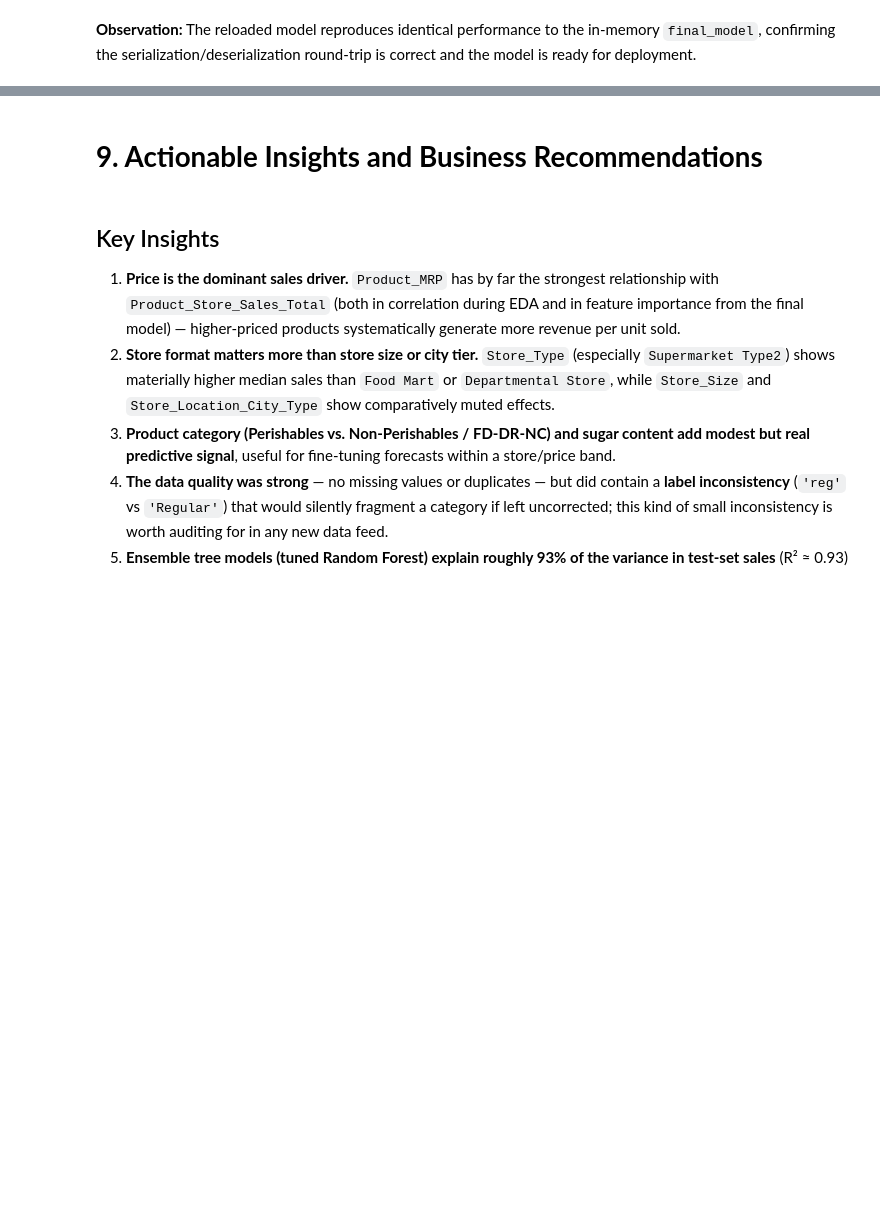
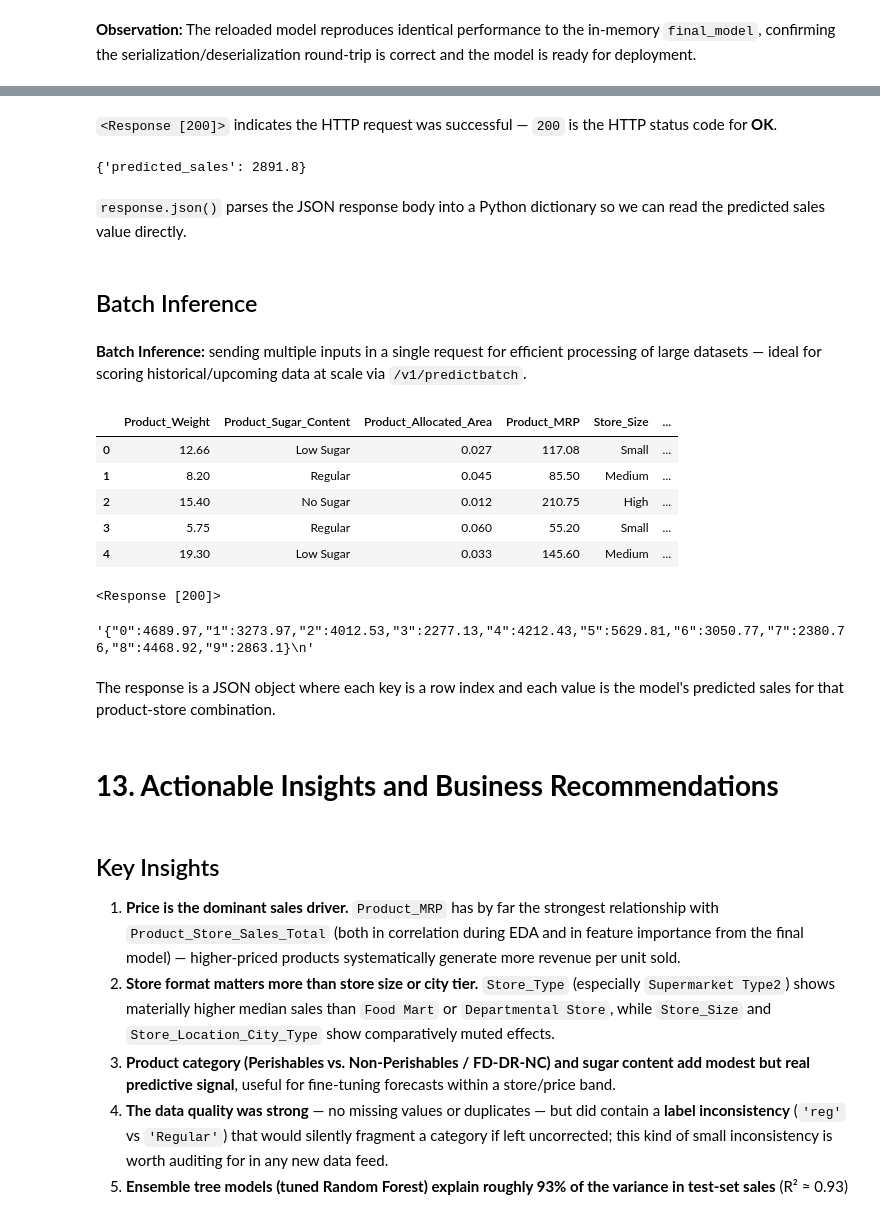
Before and after one commit to Jayesh-Sapkale/great-learning-superkart, a Jupyter notebook: SuperKart_Model_Deployment_Notebook.ipynb, the cells around one changed output, grey strips where cells are left out. Saved outputs shown, nothing was run; the diff lists cells and outputs as text; code cells hidden in the pictures; blank space fills up the shorter version.

```diff
--- a/SuperKart_Model_Deployment_Notebook.ipynb
+++ b/SuperKart_Model_Deployment_Notebook.ipynb
@@ -773,0 +1065,22 @@ Performance of the reloaded model on the test set (sanity check):
+# %% [markdown]
+`<Response [200]>` indicates the HTTP request was successful — `200` is the HTTP status code for **OK**.
+# %%
+print(response.json())
+# %% [output]
+{'predicted_sales': 2891.8}
+# %% [markdown]
+`response.json()` parses the JSON response body into a Python dictionary so we can read the predicted sales value directly.
+# %% [markdown]
+## Batch Inference
+# %% [markdown]
+**Batch Inference:** sending multiple inputs in a single request for efficient processing of large datasets — ideal for scoring historical/upcoming data at scale via `/v1/predictbatch`.
+# %%
+batch_dataset = pd.read_csv("Batch_Data_SuperKart.csv")
+batch_dataset.head()
+# %% [output]
+|  | Product_Weight | Product_Sugar_Content | Product_Allocated_Area | Product_MRP | Store_Size | ... |
+| 0 | 12.66 | Low Sugar | 0.027 | 117.08 | Small | ... |
+| 1 | 8.20 | Regular | 0.045 | 85.50 | Medium | ... |
+| 2 | 15.40 | No Sugar | 0.012 | 210.75 | High | ... |
+| 3 | 5.75 | Regular | 0.060 | 55.20 | Small | ... |
+| 4 | 19.30 | Low Sugar | 0.033 | 145.60 | Medium | ... |
@@ -774,5 +1090,18 @@ Performance of the reloaded model on the test set (sanity check):
+# %%
+# Send request to the model API for batch predictions
+response = requests.post(model_batch_url, files=batch_input, timeout=60)
+response
+# %% [output]
+<Response [200]>
+# %%
+# Extract predictions from the API response
+response.text
+# %% [output]
+'{"0":4689.97,"1":3273.97,"2":4012.53,"3":2277.13,"4":4212.43,"5":5629.81,"6":3050.77,"7":2380.76,"8":4468.92,"9":2863.1}\n'
+# %% [markdown]
+The response is a JSON object where each key is a row index and each value is the model's predicted sales for that product-store combination.
 # %% [markdown]
-# **9. Actionable Insights and Business Recommendations**
+# **13. Actionable Insights and Business Recommendations**
 # %% [markdown]
 ## Key Insights
 
```
Also changed, not shown: parts of 32 cells of this notebook, 3 other files.
